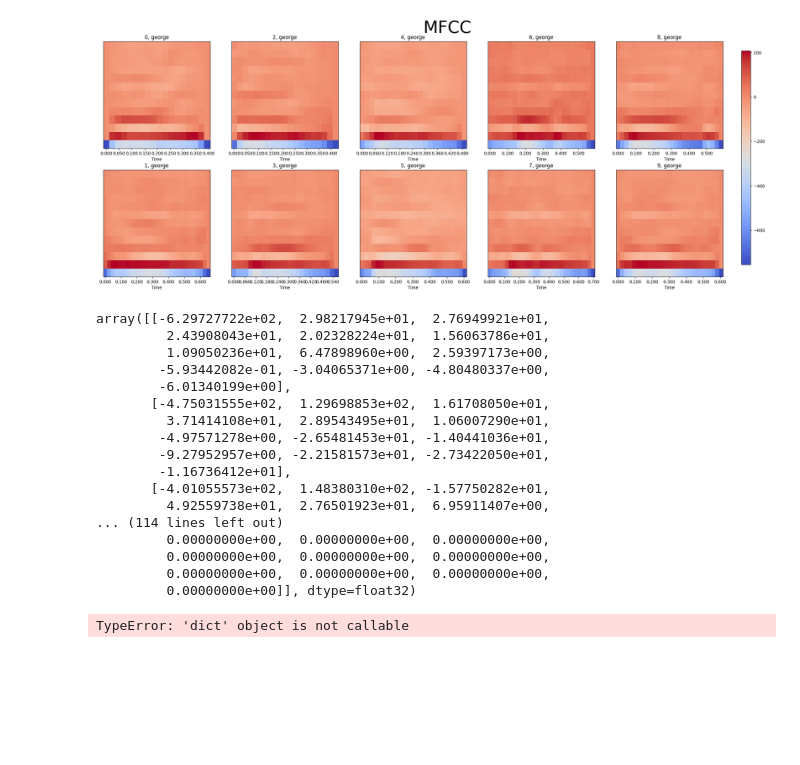
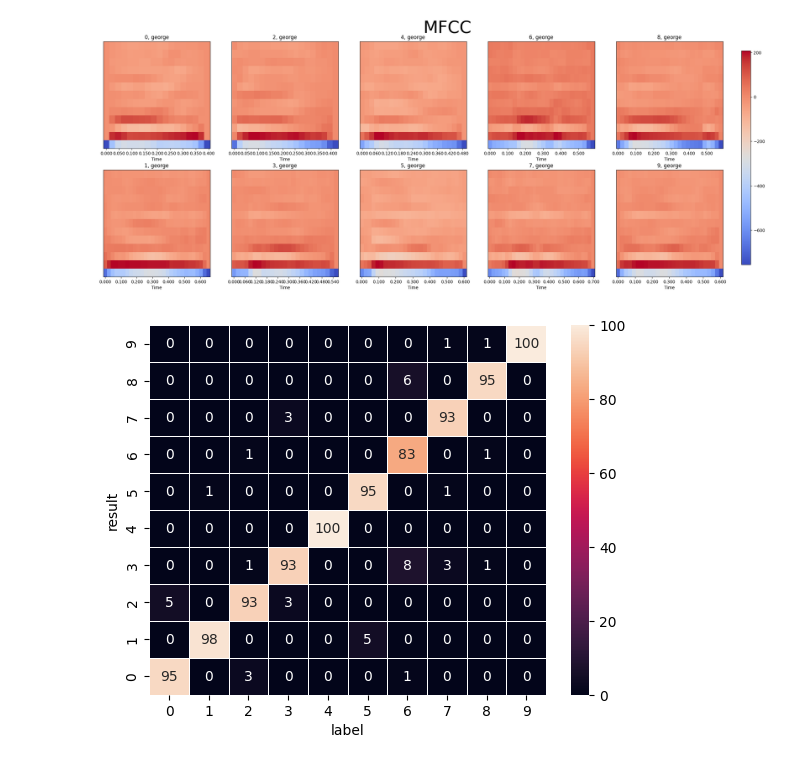
Before and after one commit to mvajhi/Introduction-to-Artificial-Intelligence-and-Machine-Learning, a Jupyter notebook: ca2/part1.ipynb, the cells around one changed output. Saved outputs shown, nothing was run; the diff lists cells and outputs as text; code cells hidden in the pictures; blank space fills up the shorter version.

```diff
--- a/ca2/part1.ipynb
+++ b/ca2/part1.ipynb
@@ -113,36 +98,3 @@ for i in df['number'].unique():
-# %%
-# [number][observe] = mfcc
-training_data = dict()
-testing_data = dict()
-for num in df['number'].unique():
-    train_tmp = []
-    test_tmp = []
-    for name in df['name'].unique():
-        mini_df = np.array(df[df['number'] == num][df['name'] == name]['mfcc'])
-        test_size = int(len(mini_df) * TEST_SIZE)
-        train_tmp.append(mini_df[:-test_size])
-        test_tmp.append(mini_df[-test_size:])
-    training_data[num] = np.concatenate(train_tmp)
-    testing_data[num] = np.concatenate(test_tmp)
-testing_data[0][0]
-# %% [output]
-array([[-6.29727722e+02,  2.98217945e+01,  2.76949921e+01,
-         2.43908043e+01,  2.02328224e+01,  1.56063786e+01,
-         1.09050236e+01,  6.47898960e+00,  2.59397173e+00,
-        -5.93442082e-01, -3.04065371e+00, -4.80480337e+00,
-        -6.01340199e+00],
-       [-4.75031555e+02,  1.29698853e+02,  1.61708050e+01,
-         3.71414108e+01,  2.89543495e+01,  1.06007290e+01,
-        -4.97571278e+00, -2.65481453e+01, -1.40441036e+01,
-        -9.27952957e+00, -2.21581573e+01, -2.73422050e+01,
-        -1.16736412e+01],
-       [-4.01055573e+02,  1.48380310e+02, -1.57750282e+01,
-         4.92559738e+01,  2.76501923e+01,  6.95911407e+00,
-... (114 lines left out)
-         0.00000000e+00,  0.00000000e+00,  0.00000000e+00,
-         0.00000000e+00,  0.00000000e+00,  0.00000000e+00,
-         0.00000000e+00,  0.00000000e+00,  0.00000000e+00,
-         0.00000000e+00]], dtype=float32)
 # %%
 def train_data(data:dict, n_com=3) -> dict:
     hmms = dict()
@@ -161,7 +113,7 @@ def test_hmm(data:dict, hmms:dict) -> dict:
         for j in data[i]:
             tmp = dict()
             for k in hmms.keys():
-                tmp[k] = my_hmm[k].score(j)
+                tmp[k] = hmms[k].score(j)
             q = max(tmp, key=lambda k: tmp[k])
             result[i].append(q)
     return result
@@ -174,7 +126,7 @@ def create_test_and_train_data(df, par_main, par_side, test_percent=TEST_SIZE):
         train_tmp = []
         test_tmp = []
         for j in df[par_side].unique():
-            filtered_data = np.array(df[df[par_main] == i][df[par_side] == j]['mfcc'])
+            filtered_data = np.array(df[(df[par_main] == i) & (df[par_side] == j)]['mfcc'])
             test_size = int(len(filtered_data) * TEST_SIZE)
             train_tmp.append(filtered_data[:-test_size])
             test_tmp.append(filtered_data[-test_size:])
@@ -188,15 +140,14 @@ def visual_result(result):
             int(result[i].count(j)/len(result[i])*100)
             for j in result.keys()}
         for i in result.keys()}
-    a = pd.DataFrame(out)
-    ax = sns.heatmap(a, annot=True, linewidth=0.5, fmt='0')
+    result_df = pd.DataFrame(result_present)
+    ax = sns.heatmap(result_df, annot=True, linewidth=0.5, fmt='0')
     ax.set(xlabel="label", ylabel="result")
     ax.invert_yaxis()
 # %%
-# [number][observe] = mfcc
-training_data, training_data=create_test_and_train_data(df, 'number', 'name')
+training_data, testing_data = create_test_and_train_data(df, 'number', 'name')
 hmms = train_data(training_data, n_com=10)
-result = test_hmm(testing_data,hmms)
+result = test_hmm(testing_data, hmms)
 visual_result(result)
 # %% [output]
-TypeError: 'dict' object is not callable
+[figure, added]
```
Also changed, not shown: parts of 9 cells of this notebook.
